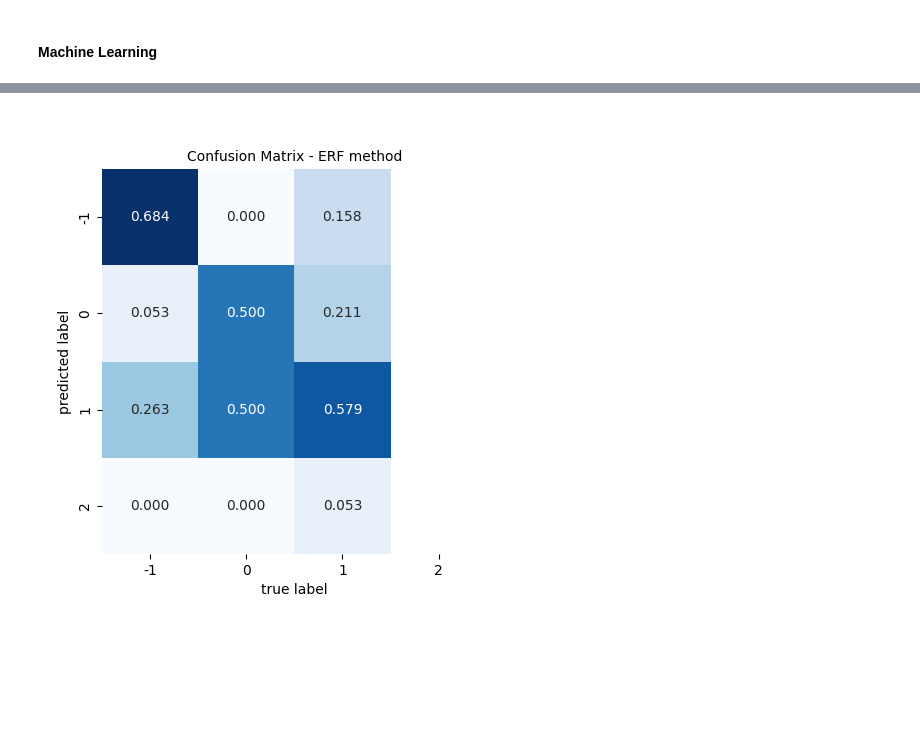
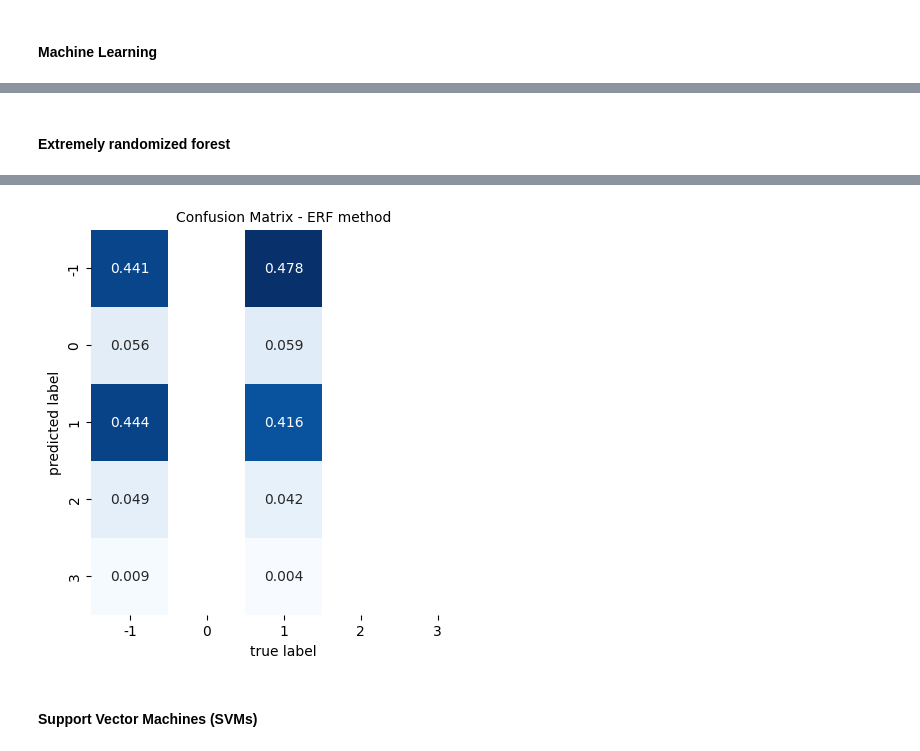
Before and after one commit to dchen10Git/uchi-exoplanets-2025, a Jupyter notebook: trappist1_keller.ipynb, the cells around one changed output, grey strips where cells are left out. Cells and saved outputs as stored; diff of their text form; code cells hidden in the pictures; blank space fills up the shorter version.

```diff
--- a/trappist1_keller.ipynb
+++ b/trappist1_keller.ipynb
@@ -221,7 +233,7 @@ def conf_matrix(y_test, y_pred, class_names=None):
 
     return conf_mat
 
-def plot_confusion_matrix(y_test, ypred, class_names = ['-1', '0', '1', '2'],
+def plot_confusion_matrix(y_test, ypred, class_names = ['-1', '0', '1', '2', '3'],
                           title=None, figsize=(5,5)):
     conf_mat = conf_matrix(y_test, ypred, class_names=class_names)
 
@@ -241,6 +253,6 @@ X_ft = np.hstack([
     outcome_df[["Sigma_1au", "K_factor"]].to_numpy()
 ])
 # %%
-X_train, X_test, y_train, y_test = train_test_split(X_ft, scores, train_size = 0.80, random_state = 42)
+X_train, X_test, y_train, y_test = train_test_split(X_ft, scores, train_size = 0.80, random_state = 41, stratify=scores)
 print(f'Size of the training sample = {y_train.size:d}, size of the test sample = {y_test.size:d}')
 # %% [output]
@@ -247,0 +262,16 @@ Size of the training sample = 160, size of the test sample = 40
+# %%
+tstart = default_timer()
+# define classifier object
+knn = KNeighborsClassifier(n_neighbors=5, weights='distance')
+# train classifier using the training data
+knn.fit(X_train, y_train)
+
+# predict classes for test data
+ypred_knn = knn.predict(X_test)
+print("Nearest neighbor classifier took %.2f sec"%(default_timer()-tstart))
+
+# estimate classification accuracy of test data using correct answers for it
+acc_knn = accuracy_score(y_test, ypred_knn)
+print(f"nearest neighbors accuracy = {acc_knn:.3f}")
+
+plot_confusion_matrix(y_test, ypred_knn, title='Confusion Matrix - kNN method')
@@ -248,6 +282,8 @@ Size of the training sample = 160, size of the test sample = 40
+# %% [markdown]
+#### Extremely randomized forest
 # %%
 tstart = default_timer()
-erf = ExtraTreesClassifier(min_samples_split=10, n_estimators=100) # <- consider changing these values
+erf = ExtraTreesClassifier(min_samples_split=10, n_estimators=50) # <- consider changing these values
 erf.fit(X_train, y_train)
 
 print(f'Extremely Randomized Forest finished in {default_timer()-tstart:.2f} sec')
@@ -262 +298,3 @@ ERF classification accuracy for test sample is 62.50 %
-[figure, old version]
+[figure, new version]
+# %% [markdown]
+#### Support Vector Machines (SVMs)
```
Also changed, not shown: parts of 9 cells of this notebook, 1 other file.
